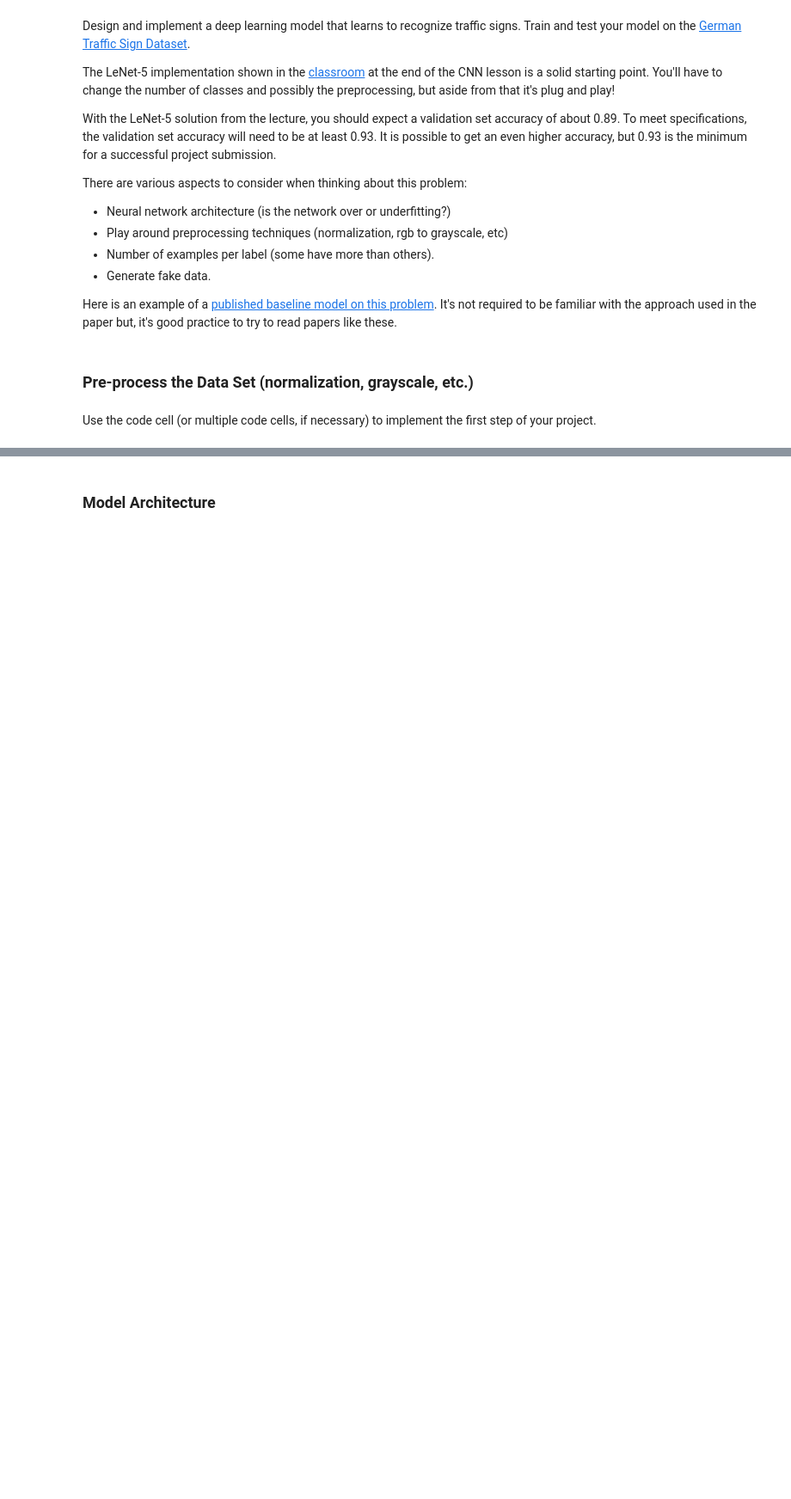
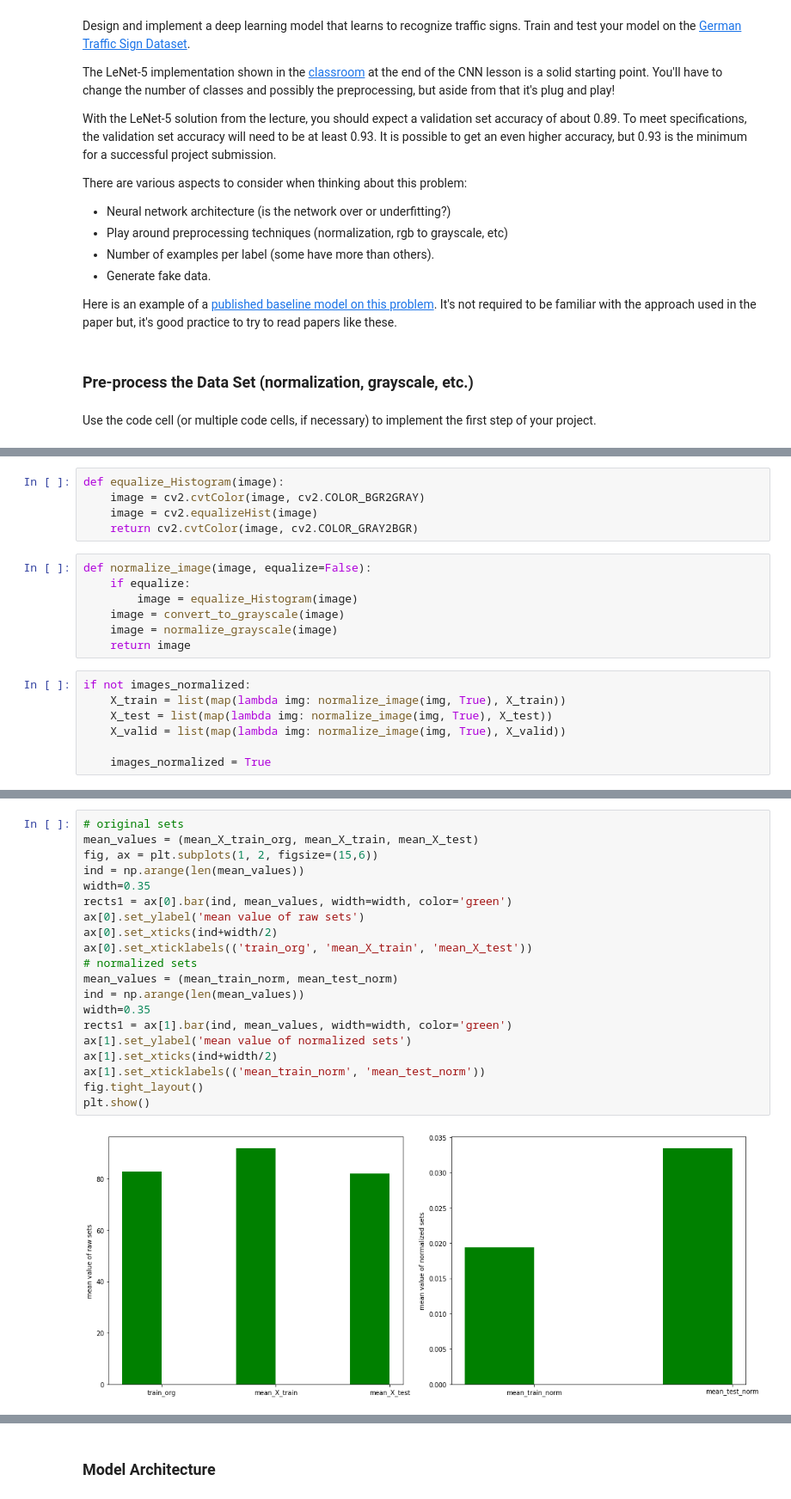
Before and after one commit to SiRi13/CarND-Traffic-Sign-Classifier-Project, a Jupyter notebook: Traffic_Sign_Classifier.ipynb, the cells around one changed output, grey strips where cells are left out. Shown at 86% size. Saved outputs shown, nothing was run; the diff lists cells and outputs as text; blank space fills up the shorter version.

```diff
--- a/Traffic_Sign_Classifier.ipynb
+++ b/Traffic_Sign_Classifier.ipynb
@@ -276,0 +321,19 @@ X_test_norm, X_test_cv2, X_test_skimage, y_test = shuffle(X_test_norm, X_test_cv
+# %%
+def equalize_Histogram(image):
+    image = cv2.cvtColor(image, cv2.COLOR_BGR2GRAY)
+    image = cv2.equalizeHist(image)
+    return cv2.cvtColor(image, cv2.COLOR_GRAY2BGR)
+# %%
+def normalize_image(image, equalize=False):
+    if equalize:
+        image = equalize_Histogram(image)
+    image = convert_to_grayscale(image)
+    image = normalize_grayscale(image)
+    return image
+# %%
+if not images_normalized:
+    X_train = list(map(lambda img: normalize_image(img, True), X_train))
+    X_test = list(map(lambda img: normalize_image(img, True), X_test))
+    X_valid = list(map(lambda img: normalize_image(img, True), X_valid))
+
+    images_normalized = True
@@ -277,3 +347,25 @@ X_test_norm, X_test_cv2, X_test_skimage, y_test = shuffle(X_test_norm, X_test_cv
+# %%
+# original sets
+mean_values = (mean_X_train_org, mean_X_train, mean_X_test)
+fig, ax = plt.subplots(1, 2, figsize=(15,6))
+ind = np.arange(len(mean_values))
+width=0.35
+rects1 = ax[0].bar(ind, mean_values, width=width, color='green')
+ax[0].set_ylabel('mean value of raw sets')
+ax[0].set_xticks(ind+width/2)
+ax[0].set_xticklabels(('train_org', 'mean_X_train', 'mean_X_test'))
+# normalized sets
+mean_values = (mean_train_norm, mean_test_norm)
+ind = np.arange(len(mean_values))
+width=0.35
+rects1 = ax[1].bar(ind, mean_values, width=width, color='green')
+ax[1].set_ylabel('mean value of normalized sets')
+ax[1].set_xticks(ind+width/2)
+ax[1].set_xticklabels(('mean_train_norm', 'mean_test_norm'))
+fig.tight_layout()
+plt.show()
+# %% [output]
+[figure, added]
 # %%
 plt.figure(figsize=(12,5))
 for i in range(1,9):
```
Also changed, not shown: parts of 67 cells of this notebook, 3 other files.
